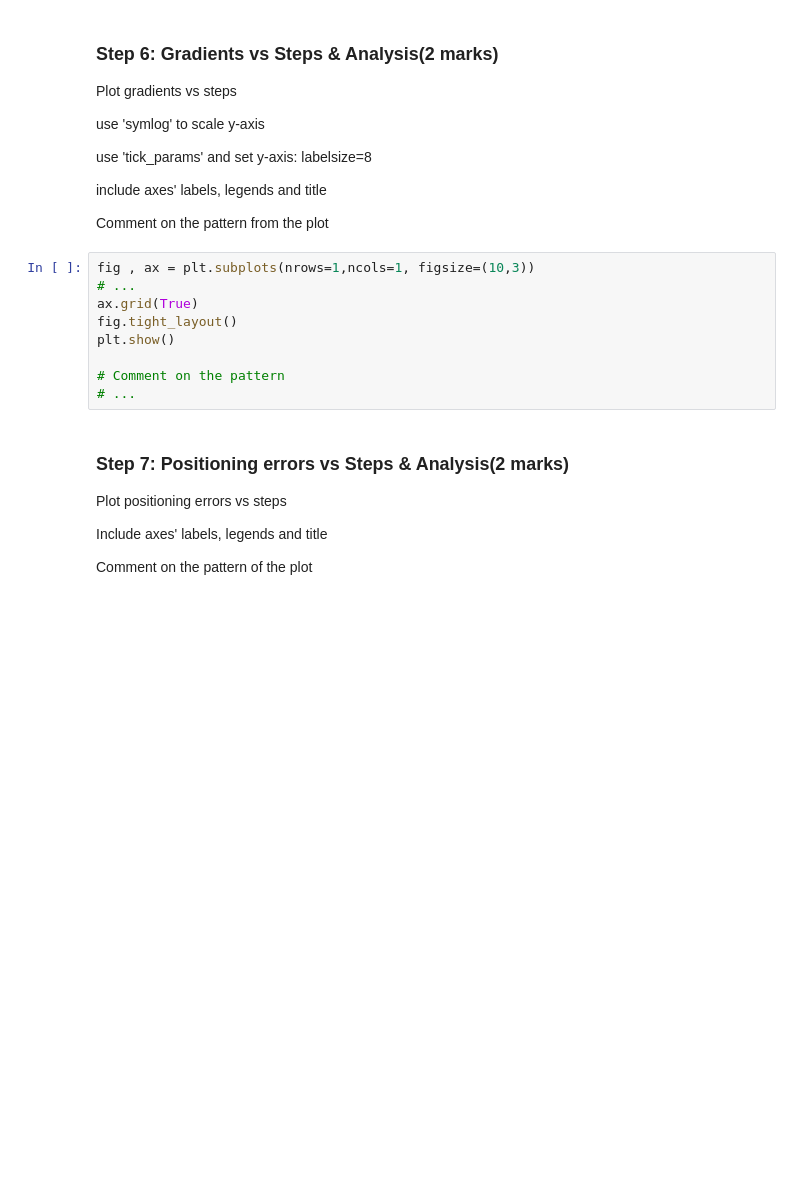
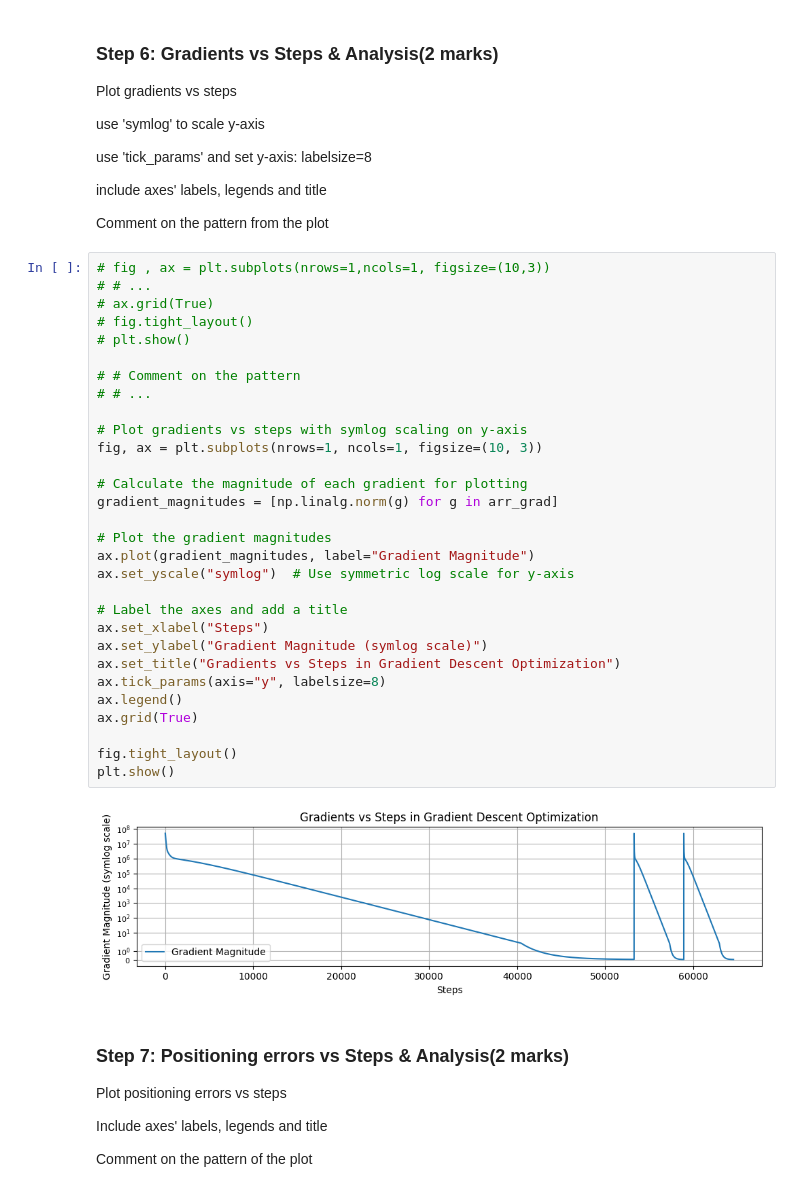
Before and after one commit to hanifbhuian/ENGG680_Fall24_Assignment3, a Jupyter notebook: Assignment3.ipynb, the cells around one changed output. Saved outputs shown, nothing was run; the diff lists cells and outputs as text; blank space fills up the shorter version.

```diff
--- a/Assignment3.ipynb
+++ b/Assignment3.ipynb
@@ -268,15 +282,38 @@ use 'tick_params' and set y-axis: labelsize=8
 include axes' labels, legends and title
 
 Comment on the pattern from the plot
-# %%
-fig , ax = plt.subplots(nrows=1,ncols=1, figsize=(10,3))
-# ...
-ax.grid(True)
-fig.tight_layout()
-plt.show()
-
-# Comment on the pattern
-# ...
+# %%
+# fig , ax = plt.subplots(nrows=1,ncols=1, figsize=(10,3))
+# # ...
+# ax.grid(True)
+# fig.tight_layout()
+# plt.show()
+
+# # Comment on the pattern
+# # ...
+
+# Plot gradients vs steps with symlog scaling on y-axis
+fig, ax = plt.subplots(nrows=1, ncols=1, figsize=(10, 3))
+
+# Calculate the magnitude of each gradient for plotting
+gradient_magnitudes = [np.linalg.norm(g) for g in arr_grad]
+
+# Plot the gradient magnitudes
+ax.plot(gradient_magnitudes, label="Gradient Magnitude")
+ax.set_yscale("symlog")  # Use symmetric log scale for y-axis
+
+# Label the axes and add a title
+ax.set_xlabel("Steps")
+ax.set_ylabel("Gradient Magnitude (symlog scale)")
+ax.set_title("Gradients vs Steps in Gradient Descent Optimization")
+ax.tick_params(axis="y", labelsize=8)
+ax.legend()
+ax.grid(True)
+
+fig.tight_layout()
+plt.show()
+# %% [output]
+[figure, added]
 # %% [markdown]
 ### Step 7: Positioning errors vs Steps & Analysis(2 marks)
 Plot positioning errors vs steps
```
Also changed, not shown: parts of 17 cells of this notebook.
